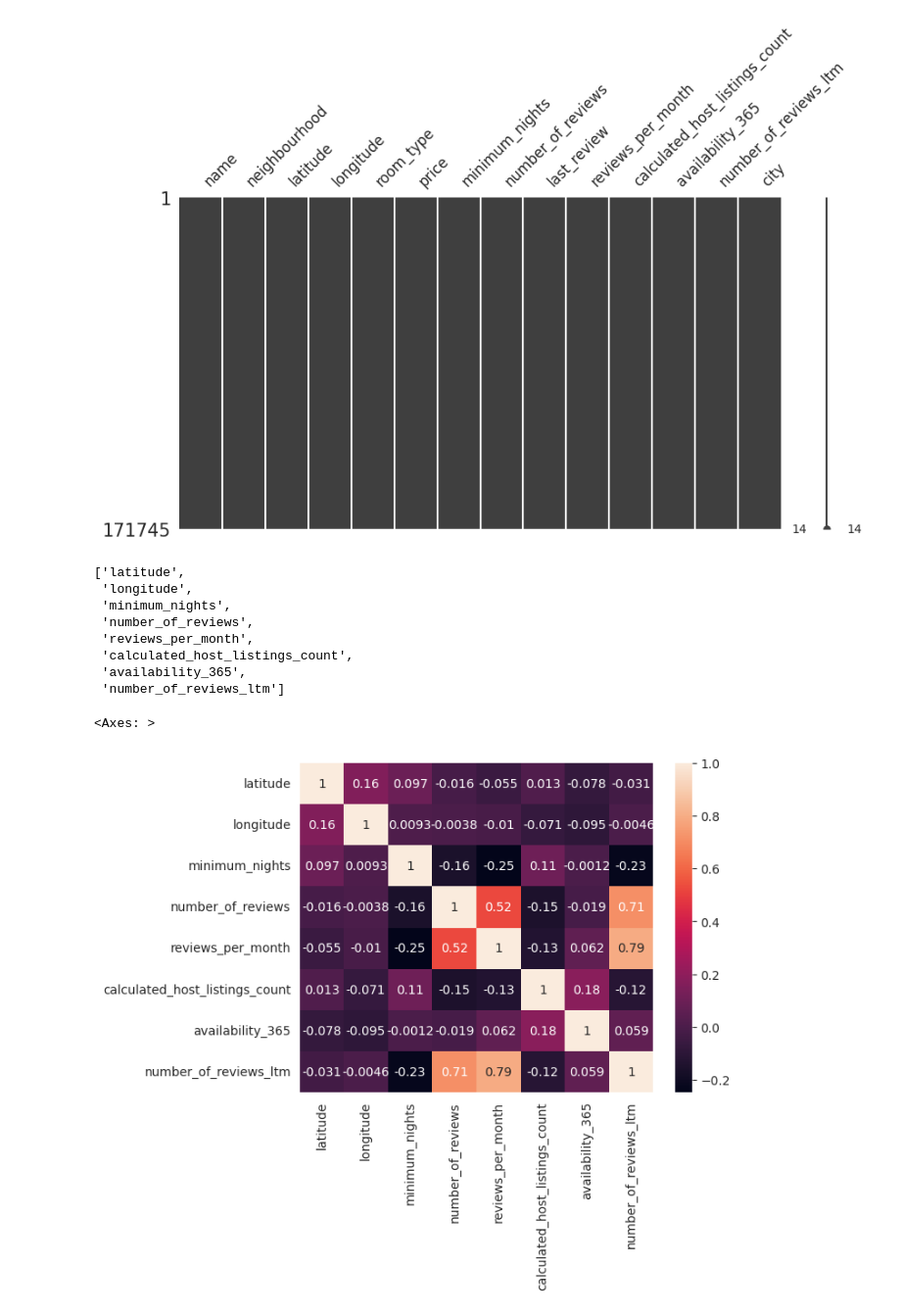
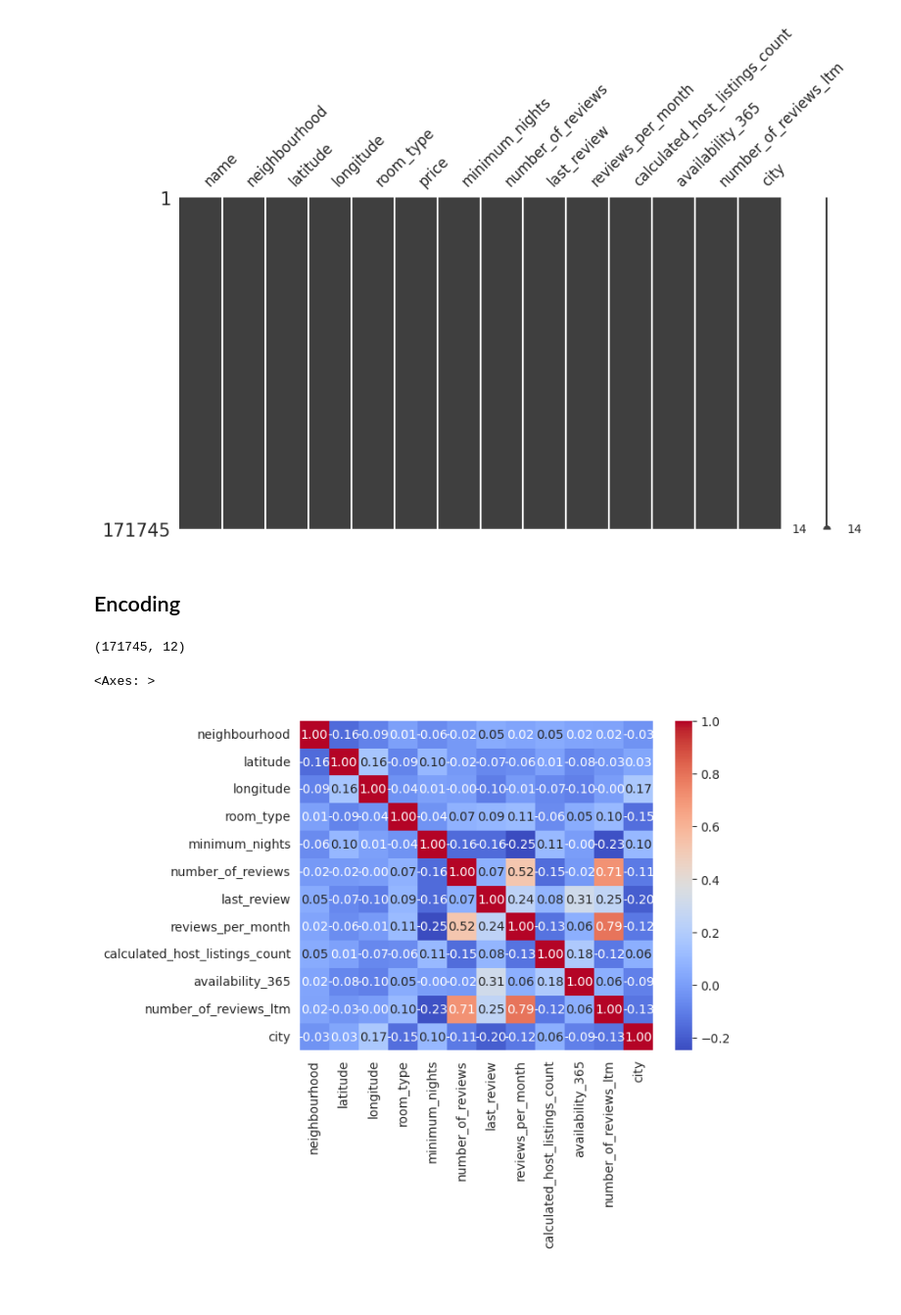
Before and after one commit to aboueleyes/limitation-game, a Jupyter notebook: main.ipynb, the cells around one changed output. Shown at 98% size. Saved outputs shown, nothing was run; the diff lists cells and outputs as text; code cells hidden in the pictures; blank space fills up the shorter version.

```diff
--- a/main.ipynb
+++ b/main.ipynb
@@ -530,32 +545,58 @@ msno.matrix(df, figsize=(10, 5), fontsize=12)
 # %% [output]
 <Axes: >
 [figure]
+# %% [markdown]
+## Encoding
+# %%
+# encode categorical variables
+# room_type
+# order: Private room, Entire home/apt, Shared room, Hotel room
+
+# encode neighbourhood_group with one-hot encoding
+
+
+
+freq_neighbourhood = df["neighbourhood"].value_counts(normalize=True)
+df["neighbourhood"] = df["neighbourhood"].map(freq_neighbourhood)
+
+freq_city = df["city"].value_counts(normalize=True)
+df["city"] = df["city"].map(freq_city)
+
+
+# chnage last review from datetime to float
+df["last_review"] = df["last_review"].astype("int64")
+# %%
+# map room_type to int
+df["room_type"] = df["room_type"].map(
+    {"Private room": 0, "Entire home/apt": 1, "Shared room": 2, "Hotel room": 3}
+)
 # %%
 # pca
 from sklearn.decomposition import PCA
 from sklearn.preprocessing import StandardScaler
 from sklearn.pipeline import Pipeline
+from sklearn.model_selection import train_test_split
 
-# get numerical columns
-df = df.drop(columns=["price"])
-numerical_columns = df.select_dtypes(include=np.number).columns.tolist()
-numerical_columns
+#TODO: feature extraction from name column
+# will drop name column for now
+df = df.drop(columns=["name"])
+
+
+X, y = df.drop(columns=["price"]), df["price"]
+X_train, X_test, y_train, y_test = train_test_split(
+    X, y, test_size=0.2, random_state=SEED
+)
-# %% [output]
-['latitude',
- 'longitude',
- 'minimum_nights',
- 'number_of_reviews',
- 'reviews_per_month',
- 'calculated_host_listings_count',
- 'availability_365',
- 'number_of_reviews_ltm']
+# %%
+X .shape
+# %% [output]
+(171745, 12)
 # %%
 # plot correlation matrix heatmap
-corr = df[numerical_columns].corr()
-sns.heatmap(corr, annot=True)
+corr = X.corr()
+sns.heatmap(corr, annot=True, fmt=".2f", cmap="coolwarm")
 # %% [output]
 <Axes: >
-[figure, old version]
+[figure, new version]
 # %%
 pipeline = Pipeline(
     [
```
Also changed, not shown: parts of 14 cells of this notebook.
